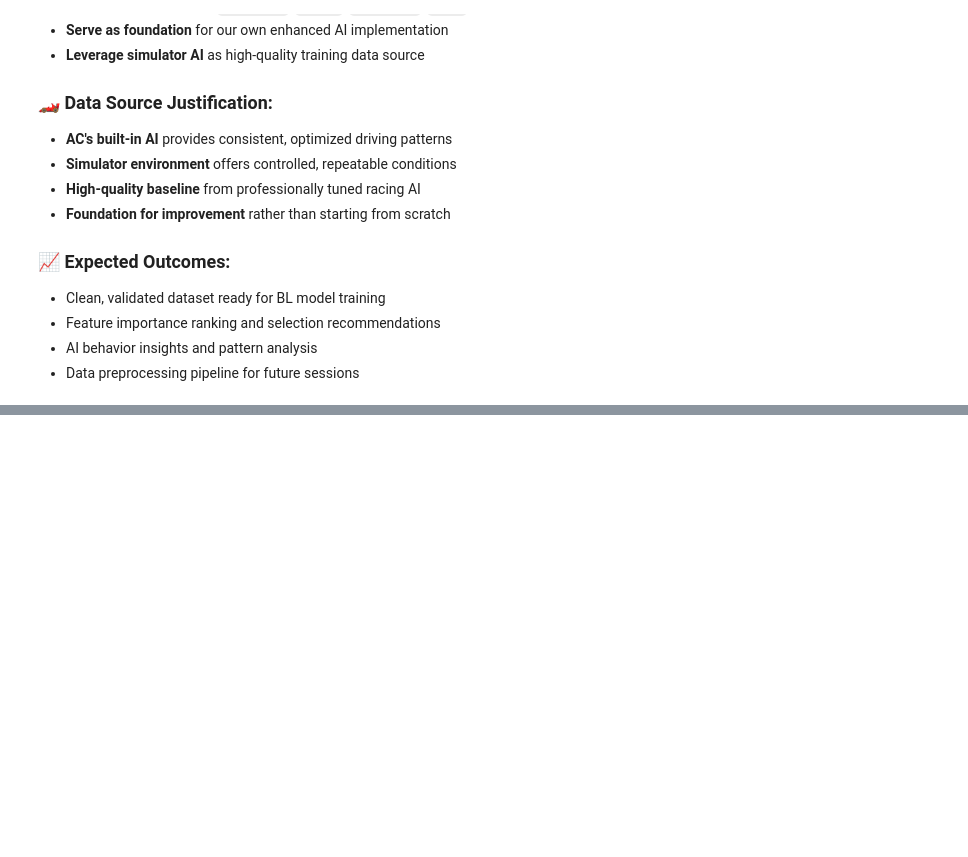
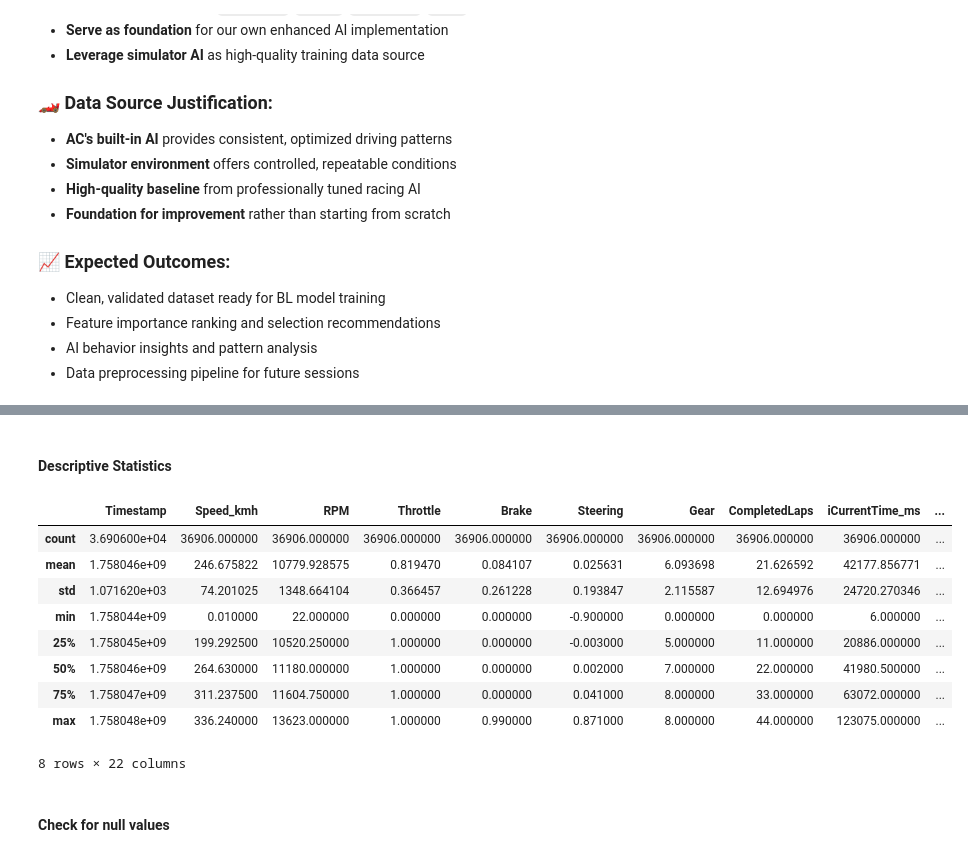
Before and after one commit to VforVitorio/F1_AC_Digital_Twin, a Jupyter notebook: data-analytics/N03_comprehensive_eda.ipynb, the cells around one changed output, grey strips where cells are left out. Saved outputs shown, nothing was run; the diff lists cells and outputs as text; code cells hidden in the pictures; blank space fills up the shorter version.

```diff
--- a/data-analytics/N03_comprehensive_eda.ipynb
+++ b/data-analytics/N03_comprehensive_eda.ipynb
@@ -38,0 +65,8 @@ This EDA focuses on preparing data for a **Behavioral Learning model** that will
+# %%
+# Construct data path using pathlib for cross-platform compatibility
+ROOT = Path(__file__).resolve().parents[1] if '__file__' in globals() else Path.cwd().parent
+DATA_PATH = ROOT / 'data' / 'raw' / 'telemetry_2025-09-16_20-34-00.csv'
+
+# Load telemetry data
+print(f"Loading data from: {DATA_PATH}")
+df = pd.read_csv(DATA_PATH)
@@ -38,0 +139,17 @@ This EDA focuses on preparing data for a **Behavioral Learning model** that will
+# %% [markdown]
+#### Descriptive Statistics
+# %%
+df.describe()
+# %% [output]
+|  | Timestamp | Speed_kmh | RPM | Throttle | Brake | Steering | Gear | CompletedLaps | iCurrentTime_ms | ... |
+| count | 3.690600e+04 | 36906.000000 | 36906.000000 | 36906.000000 | 36906.000000 | 36906.000000 | 36906.000000 | 36906.000000 | 36906.000000 | ... |
+| mean | 1.758046e+09 | 246.675822 | 10779.928575 | 0.819470 | 0.084107 | 0.025631 | 6.093698 | 21.626592 | 42177.856771 | ... |
+| std | 1.071620e+03 | 74.201025 | 1348.664104 | 0.366457 | 0.261228 | 0.193847 | 2.115587 | 12.694976 | 24720.270346 | ... |
+| min | 1.758044e+09 | 0.010000 | 22.000000 | 0.000000 | 0.000000 | -0.900000 | 0.000000 | 0.000000 | 6.000000 | ... |
+| 25% | 1.758045e+09 | 199.292500 | 10520.250000 | 1.000000 | 0.000000 | -0.003000 | 5.000000 | 11.000000 | 20886.000000 | ... |
+| 50% | 1.758046e+09 | 264.630000 | 11180.000000 | 1.000000 | 0.000000 | 0.002000 | 7.000000 | 22.000000 | 41980.500000 | ... |
+| 75% | 1.758047e+09 | 311.237500 | 11604.750000 | 1.000000 | 0.000000 | 0.041000 | 8.000000 | 33.000000 | 63072.000000 | ... |
+| max | 1.758048e+09 | 336.240000 | 13623.000000 | 1.000000 | 0.990000 | 0.871000 | 8.000000 | 44.000000 | 123075.000000 | ... |
+8 rows × 22 columns
+# %% [markdown]
+#### Check for null values
```
Also changed, not shown: parts of 32 cells of this notebook.
